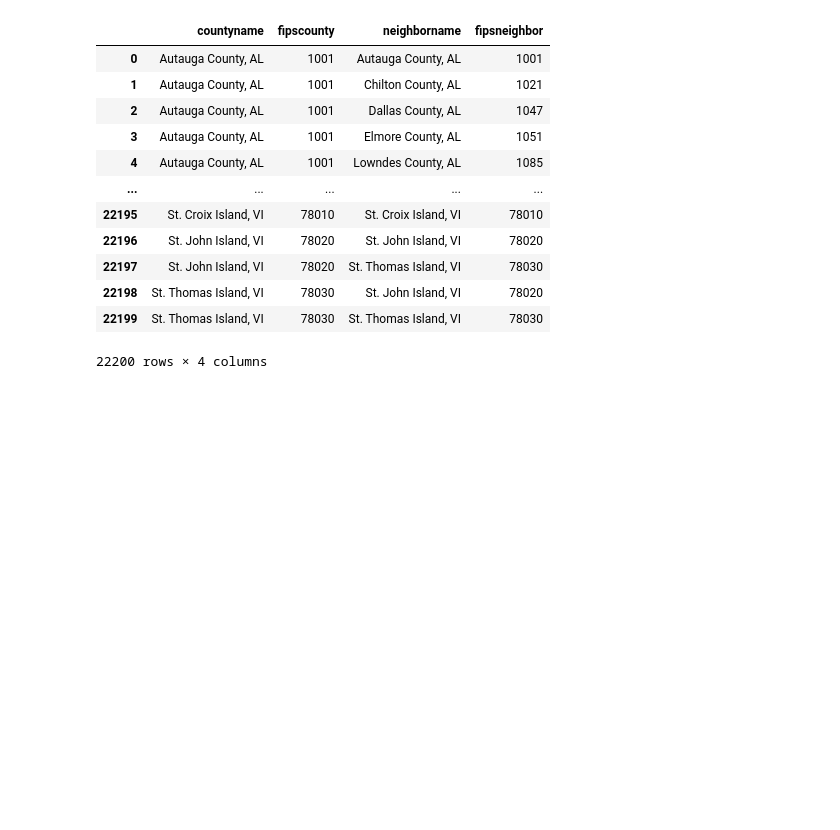
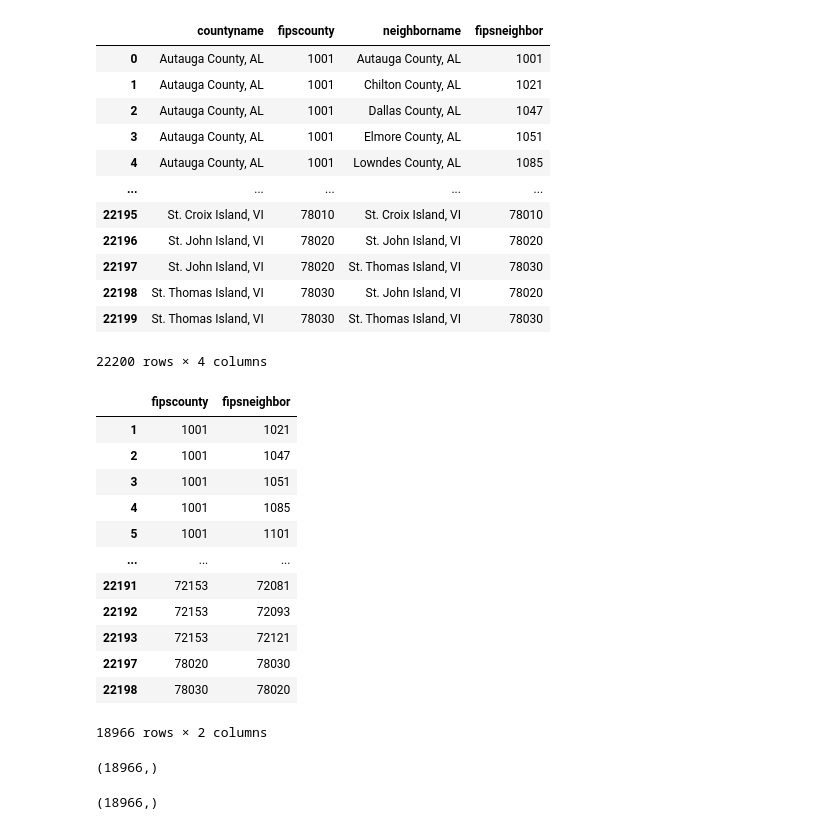
Before and after one commit to kamibrumi/hackviolet2021, a Jupyter notebook: test_analysis.ipynb, the cells around one changed output. Saved outputs shown, nothing was run; the diff lists cells and outputs as text; code cells hidden in the pictures; blank space fills up the shorter version.

```diff
--- a/test_analysis.ipynb
+++ b/test_analysis.ipynb
@@ -200,0 +195,28 @@ county_adjacency_df
+# %%
+# select only the edges that are linking two different loops (we're avoiding loops)
+county_adjacency_only_fips = county_adjacency_only_fips[county_adjacency_only_fips['fipscounty'] != county_adjacency_only_fips['fipsneighbor']]
+county_adjacency_only_fips
+# %% [output]
+|  | fipscounty | fipsneighbor |
+| 1 | 1001 | 1021 |
+| 2 | 1001 | 1047 |
+| 3 | 1001 | 1051 |
+| 4 | 1001 | 1085 |
+| 5 | 1001 | 1101 |
+| ... | ... | ... |
+| 22191 | 72153 | 72081 |
+| 22192 | 72153 | 72093 |
+| 22193 | 72153 | 72121 |
+| 22197 | 78020 | 78030 |
+| 22198 | 78030 | 78020 |
+18966 rows × 2 columns
+# %%
+fipscouty = county_adjacency_only_fips['fipscounty'].to_numpy()
+fipscouty.shape
+# %% [output]
+(18966,)
+# %%
+fipsneighbor = county_adjacency_only_fips['fipsneighbor'].to_numpy()
+fipsneighbor.shape
+# %% [output]
+(18966,)
```
Also changed, not shown: parts of 14 cells of this notebook.
